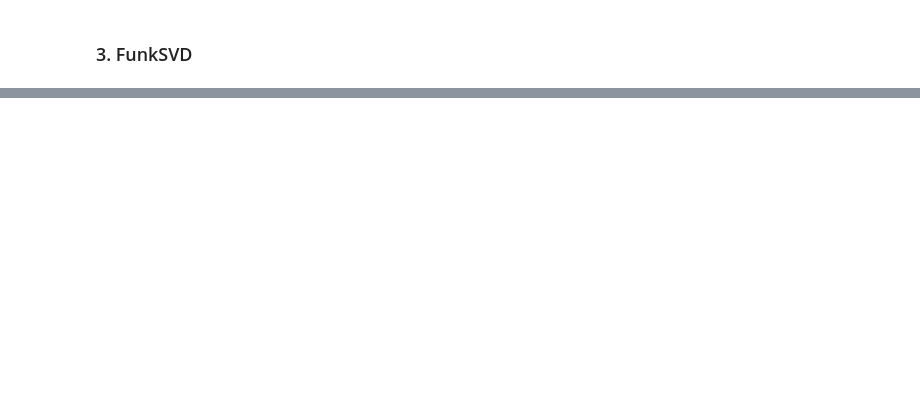
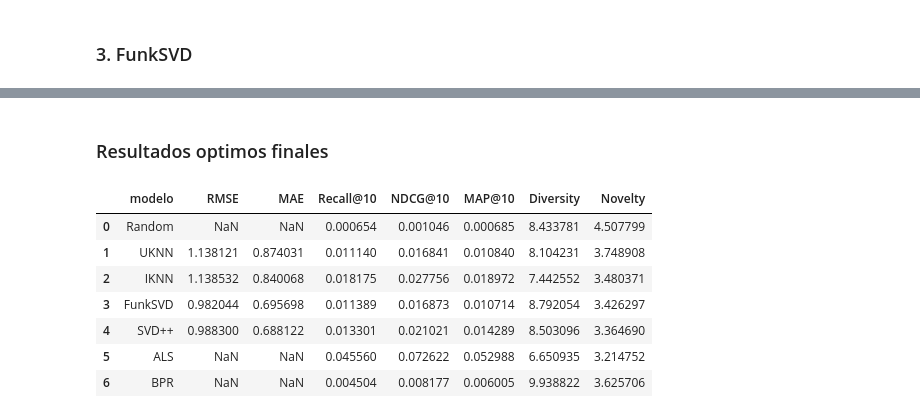
Before and after one commit to franfonte/T1_SR, a Jupyter notebook: generacion_rankings.ipynb, the cells around one changed output, grey strips where cells are left out. Cells and saved outputs as stored; diff of their text form; code cells hidden in the pictures; blank space fills up the shorter version.

```diff
--- a/generacion_rankings.ipynb
+++ b/generacion_rankings.ipynb
@@ -113,6 +36,8 @@ validation_data = validation_data[validation_data["item_id"].isin(set(train_data
 cantidad_items_distintos_modificado = validation_data["item_id"].nunique()
 cantidad_reviews_validation_modificado = len(validation_data)
 print(f"Reviews en el conjunto de validación: {cantidad_reviews_validation_modificado} ({cantidad_reviews_validation_modificado / cantidad_reviews_validation_original:.2%}) sobre {cantidad_items_distintos_modificado} ({cantidad_items_distintos_modificado / cantidad_items_distintos_original:.2%}) items únicos, presentes en train")
+
+testset_ratings = list(zip(validation_data["user_id"], validation_data["item_id"], validation_data["rating"]))
 # %% [output]
 Reviews en el conjunto de validación: 22861 sobre 9246 items únicos
 Reviews en el conjunto de validación: 20197 (88.35%) sobre 6849 (74.08%) items únicos, presentes en train
@@ -456,0 +641,46 @@ funk_svd - Diversidad: 8.207086343309253, Novedad: 7.598538964892776
+# %% [markdown]
+### Resultados optimos finales
+# %%
+resultados_finales = {
+    "modelo": ["Random", "UKNN", "IKNN", "FunkSVD", "SVD++", "ALS", "BPR"],
+    "RMSE": [None, rmse_uknn, rmse_iknn, rmse_funksvd, rmse_svdpp, None, None],
+    "MAE": [None, mae_uknn, mae_iknn, mae_funksvd, mae_svdpp, None, None],
+    "Recall@10": [],
+    "NDCG@10": [],
+    "MAP@10": [],
+    "Diversity": [],
+    "Novelty": []
+}
+
+modelos = [top_10_dict,
+top_n_uknn,
+top_n_iknn,
+top_n_funksvd,
+top_n_svdpp,
+model_als,
+model_bpr]
+
+for modelo in modelos:
+    if type(modelo) == defaultdict:
+        maprec, ndcg, recall, diversidad, novedad = evaluate_model("modelo", 10, modelo)
+    else:
+        maprec, ndcg, recall, diversidad, novedad = evaluate_model(modelo, 10)
+    resultados_finales["Recall@10"].append(recall)
+    resultados_finales["NDCG@10"].append(ndcg)
+    resultados_finales["MAP@10"].append(maprec)
+    resultados_finales["Diversity"].append(diversidad)
+    resultados_finales["Novelty"].append(novedad)
+
+# Convertir a DataFrame
+resultados_finales_df = pd.DataFrame(resultados_finales)
+
+display(resultados_finales_df)
+# %% [output]
+|  | modelo | RMSE | MAE | Recall@10 | NDCG@10 | MAP@10 | Diversity | Novelty |
+| 0 | Random | NaN | NaN | 0.000654 | 0.001046 | 0.000685 | 8.433781 | 4.507799 |
+| 1 | UKNN | 1.138121 | 0.874031 | 0.011140 | 0.016841 | 0.010840 | 8.104231 | 3.748908 |
+| 2 | IKNN | 1.138532 | 0.840068 | 0.018175 | 0.027756 | 0.018972 | 7.442552 | 3.480371 |
+| 3 | FunkSVD | 0.982044 | 0.695698 | 0.011389 | 0.016873 | 0.010714 | 8.792054 | 3.426297 |
+| 4 | SVD++ | 0.988300 | 0.688122 | 0.013301 | 0.021021 | 0.014289 | 8.503096 | 3.364690 |
+| 5 | ALS | NaN | NaN | 0.045560 | 0.072622 | 0.052988 | 6.650935 | 3.214752 |
+| 6 | BPR | NaN | NaN | 0.004504 | 0.008177 | 0.006005 | 9.938822 | 3.625706 |
```
Also changed, not shown: parts of 48 cells of this notebook, 5 other files.
